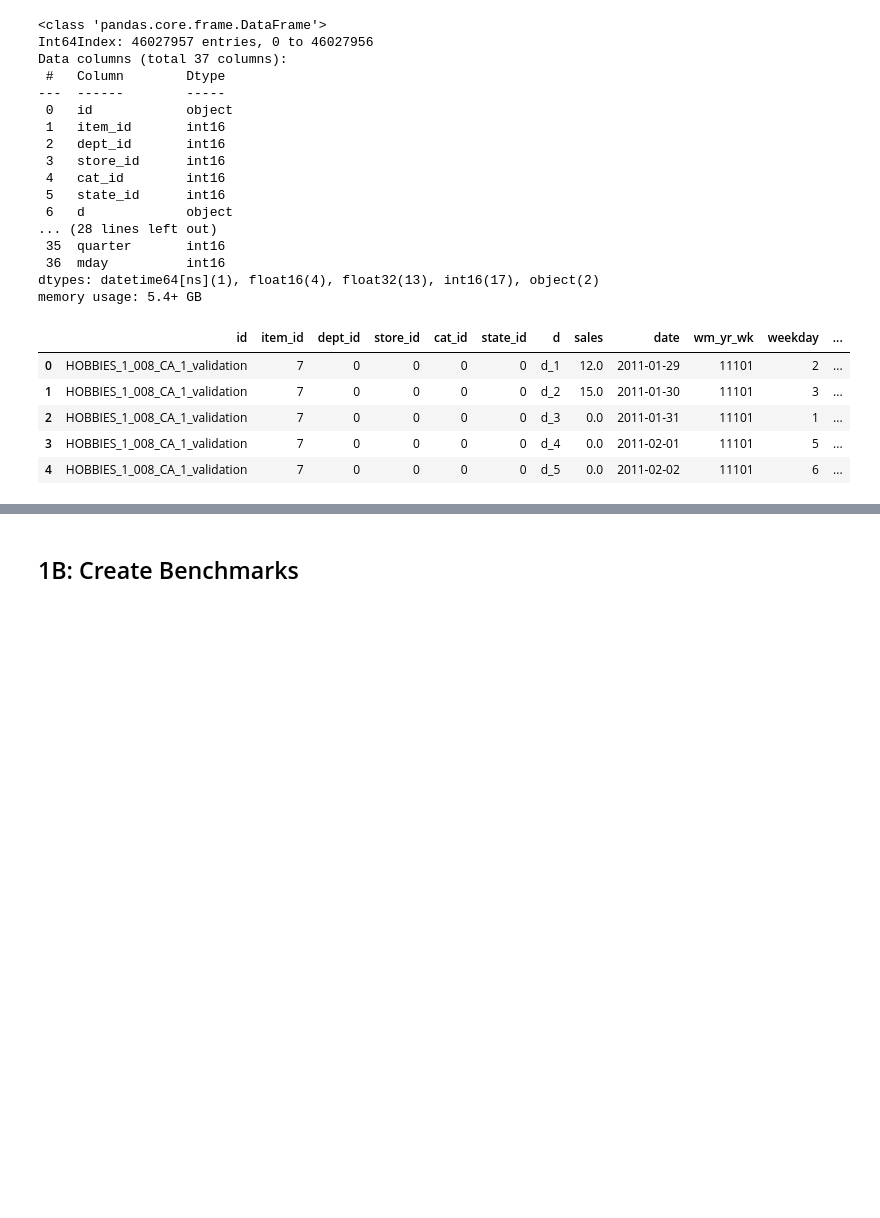
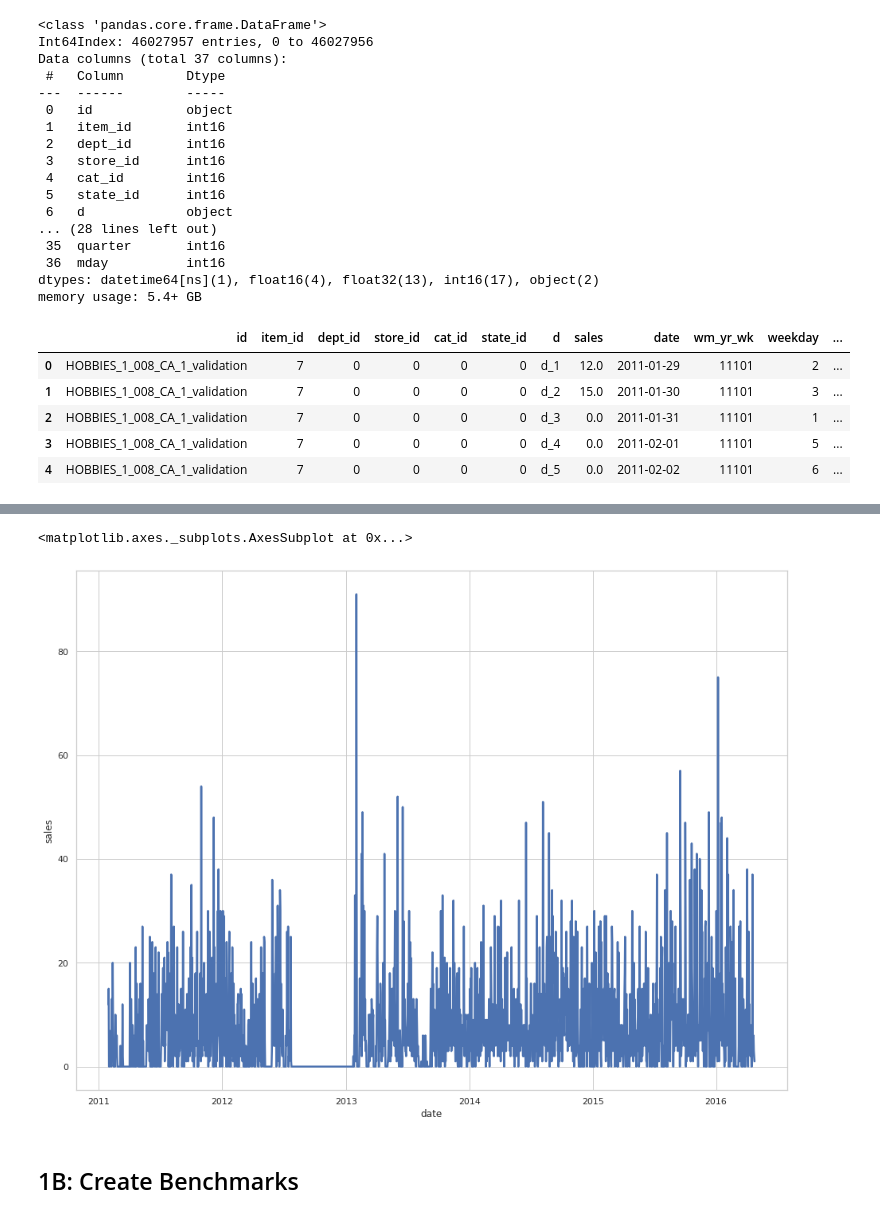
Before and after one commit to DanteHaywood/m5_forecast_accuracy, a Jupyter notebook: m5_forecast_accuracy.ipynb, the cells around one changed output, grey strips where cells are left out. Drawn from its saved outputs; the diff is of its cells as text; code cells hidden in the pictures; blank space fills up the shorter version.

Commit message:
Added test time series and plotting

```diff
--- a/m5_forecast_accuracy.ipynb
+++ b/m5_forecast_accuracy.ipynb
@@ -16,3 +16,6 @@ import tensorflow as tf
 from  datetime import datetime, timedelta
 import gc
 import lightgbm as lgb
+import seaborn as sns
+sns.set(style="whitegrid")
+plt.figure(figsize=[16,12])
@@ -218,3 +223,7 @@ df.head()
 | 2 | HOBBIES_1_008_CA_1_validation | 7 | 0 | 0 | 0 | 0 | d_3 | 0.0 | 2011-01-31 | 11101 | 1 | ... |
 | 3 | HOBBIES_1_008_CA_1_validation | 7 | 0 | 0 | 0 | 0 | d_4 | 0.0 | 2011-02-01 | 11101 | 5 | ... |
 | 4 | HOBBIES_1_008_CA_1_validation | 7 | 0 | 0 | 0 | 0 | d_5 | 0.0 | 2011-02-02 | 11101 | 6 | ... |
+# %%
+tsdf = df.loc[df.id == df.id[0]]
+ts = tsdf.sales
+tsdf
@@ -221,3 +244,9 @@ df.head()
+# %%
+plt.figure(figsize=[16,12])
+sns.lineplot(data=ts, x='date', y='sales', palette="tab10", linewidth=2.5)
+# %% [output]
+<matplotlib.axes._subplots.AxesSubplot at 0x...>
+[figure, added]
 # %% [markdown]
 ## 1B: Create Benchmarks
 # %% [markdown]
```
Also changed, not shown: parts of 8 cells of this notebook.
